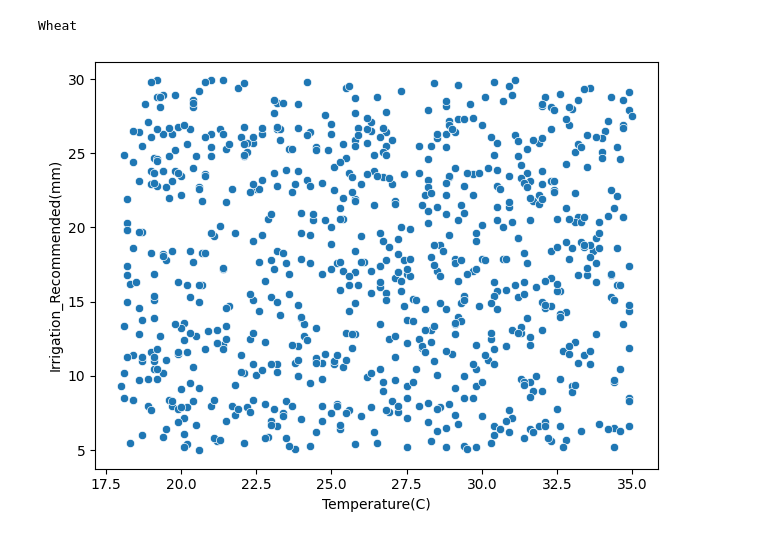
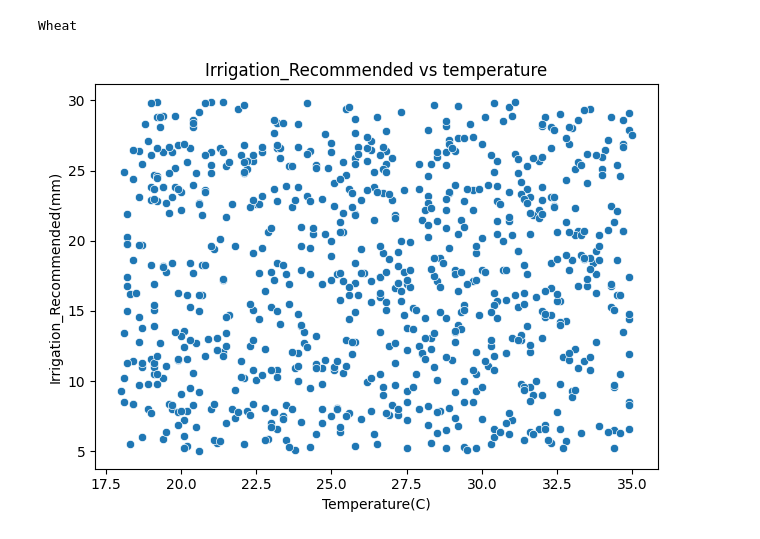
Before and after one commit to NamatovuChristineMaria123/Namatovu-Christine-Maria, a Jupyter notebook: precision_agriculture.ipynb, the cells around one changed output. Cells and saved outputs as stored; diff of their text form; code cells hidden in the pictures.

```diff
--- a/precision_agriculture.ipynb
+++ b/precision_agriculture.ipynb
@@ -274,10 +277,11 @@ Wheat
 # %%
 # Analysing irrigation recommended against temperature, to make recommendations
 sns.scatterplot(x='Temperature(C)', y='Irrigation_Recommended(mm)', data=df)
+plt.title('Irrigation_Recommended vs temperature')
 plt.tight_layout()
 plt.show()
 # %% [output]
-[figure, old version]
+[figure, new version]
 # %%
 # Saving to new CSV
 df.to_csv('cleaned_precision_agriculture_data.csv', index=False)
```
Also changed, not shown: parts of 6 cells of this notebook.
